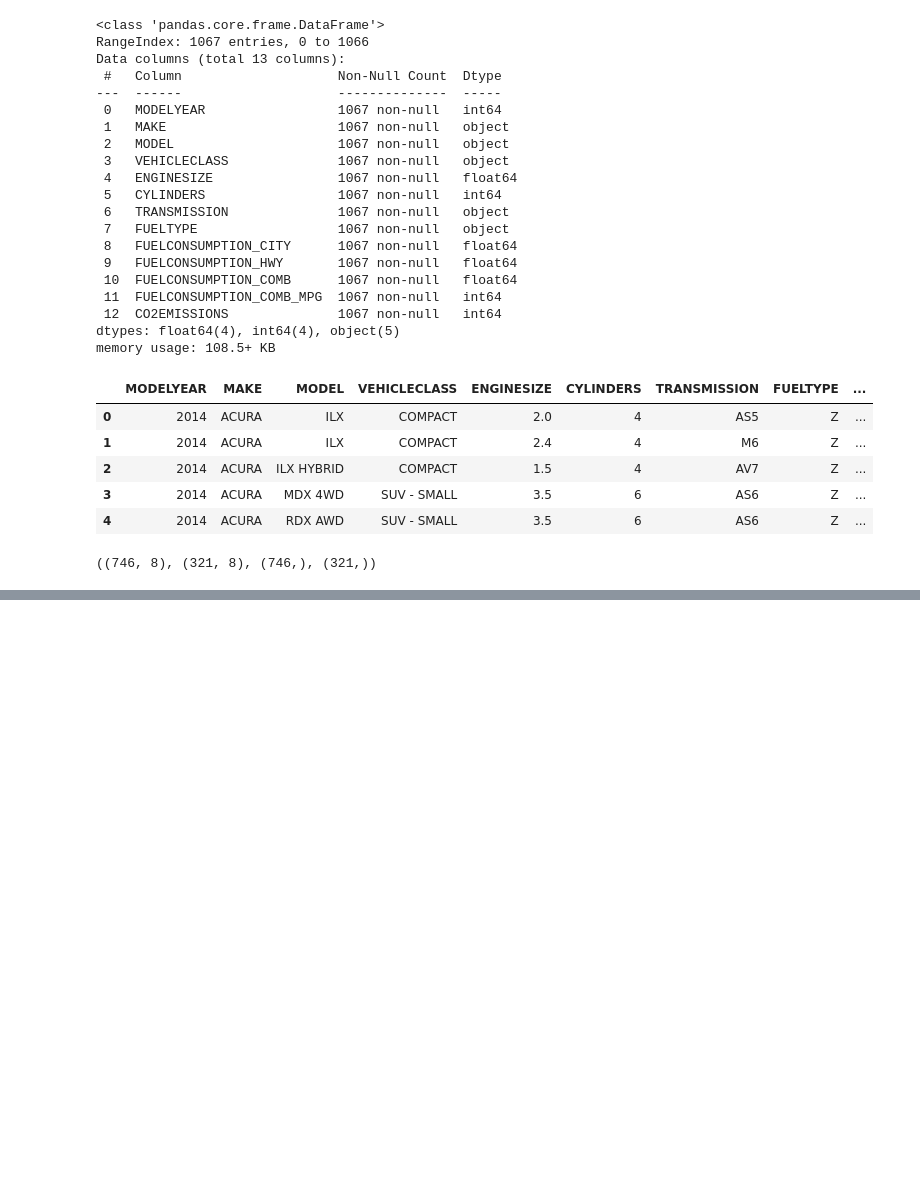
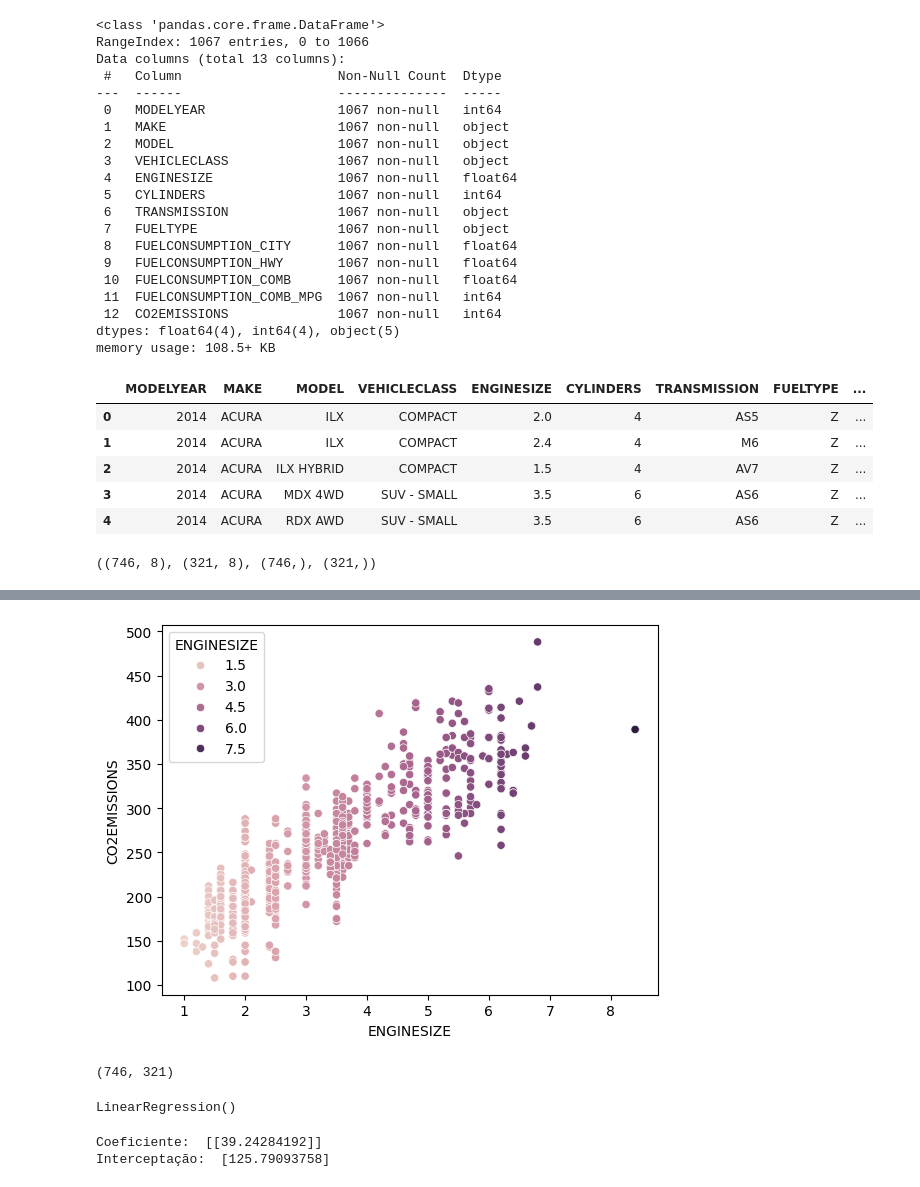
Before and after one commit to JDDPacheco/TADS42, a Jupyter notebook: TETI/aula_24-11-11.ipynb, the cells around one changed output, grey strips where cells are left out. Saved outputs shown, nothing was run; the diff lists cells and outputs as text; code cells hidden in the pictures; blank space fills up the shorter version.

```diff
--- a/TETI/aula_24-11-11.ipynb
+++ b/TETI/aula_24-11-11.ipynb
@@ -74,0 +142,4 @@ modelo_reg =
+# %%
+graf_sns = sns.scatterplot(x = 'ENGINESIZE', y = 'CO2EMISSIONS', data = df_selecao, color = 'green', hue = 'ENGINESIZE')
+# %% [output]
+[figure, added]
@@ -74,0 +149,4 @@ modelo_reg =
+# %%
+len(treino1), len(teste1)
+# %% [output]
+(746, 321)
@@ -74,0 +155,14 @@ modelo_reg =
+# %%
+import numpy as np
+treino_x = np.array(treino1[['ENGINESIZE']])
+treino_y = np.array(treino1[['CO2EMISSIONS']])
+
+modelo_regl.fit(treino_x, treino_y)
+# %% [output]
+LinearRegression()
+# %%
+print('Coeficiente: ', modelo_regl.coef_)
+print('Interceptação: ', modelo_regl.intercept_)
+# %% [output]
+Coeficiente:  [[39.24284192]]
+Interceptação:  [125.79093758]
```
Also changed, not shown: parts of 40 cells of this notebook.
